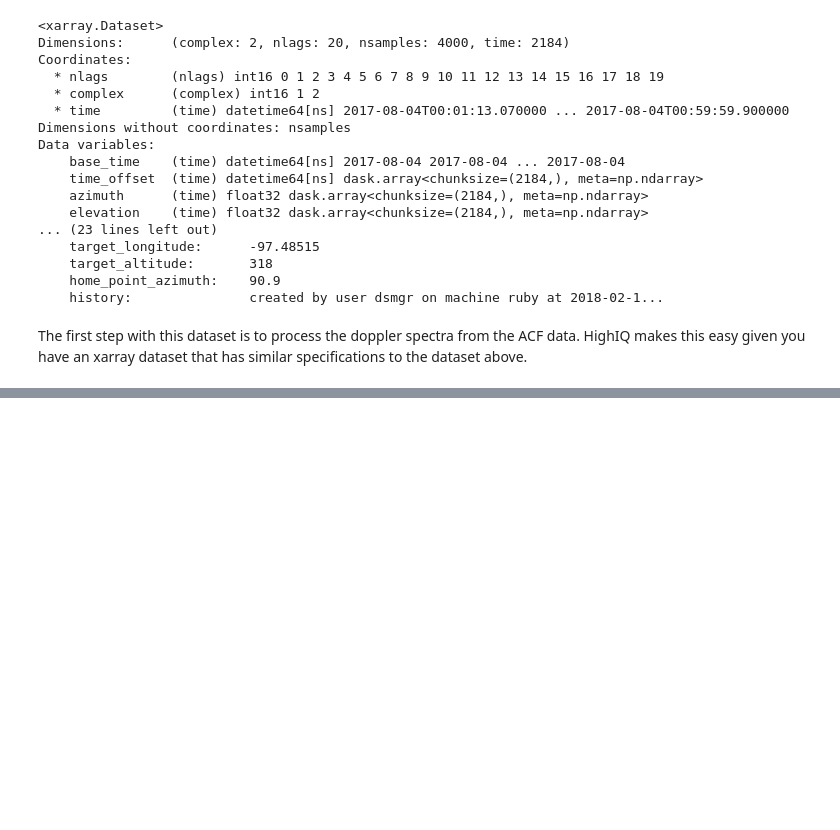
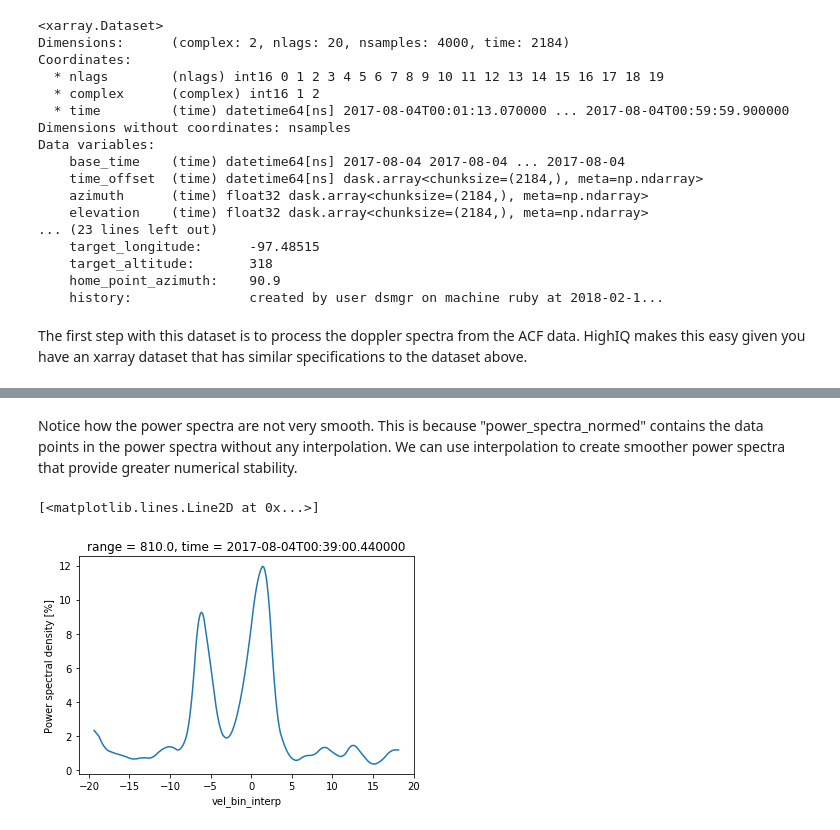
Before and after one commit to rcjackson/HighIQ, a Jupyter notebook: notebooks/HighIQ example notebook.ipynb, the cells around one changed output, grey strips where cells are left out. Drawn from its saved outputs; the diff is of its cells as text; code cells hidden in the pictures; blank space fills up the shorter version.

```diff
--- a/notebooks/HighIQ example notebook.ipynb
+++ b/notebooks/HighIQ example notebook.ipynb
@@ -36,0 +76,11 @@ The first step with this dataset is to process the doppler spectra from the ACF
+# %% [markdown]
+Notice how the power spectra are not very smooth. This is because "power_spectra_normed" contains
+the data points in the power spectra without any interpolation. We can use interpolation to create smoother
+power spectra that provide greater numerical stability.
+# %%
+my_time = datetime.datetime(2017, 8, 4, 0, 39, 0)
+my_ds["power_spectra_normed_interp"].sel(time=my_time, range=800., method='nearest').plot()
+plt.save
+# %% [output]
+[<matplotlib.lines.Line2D at 0x...>]
+[figure, added]
```
Also changed, not shown: parts of 11 cells of this notebook, 7 other files.
